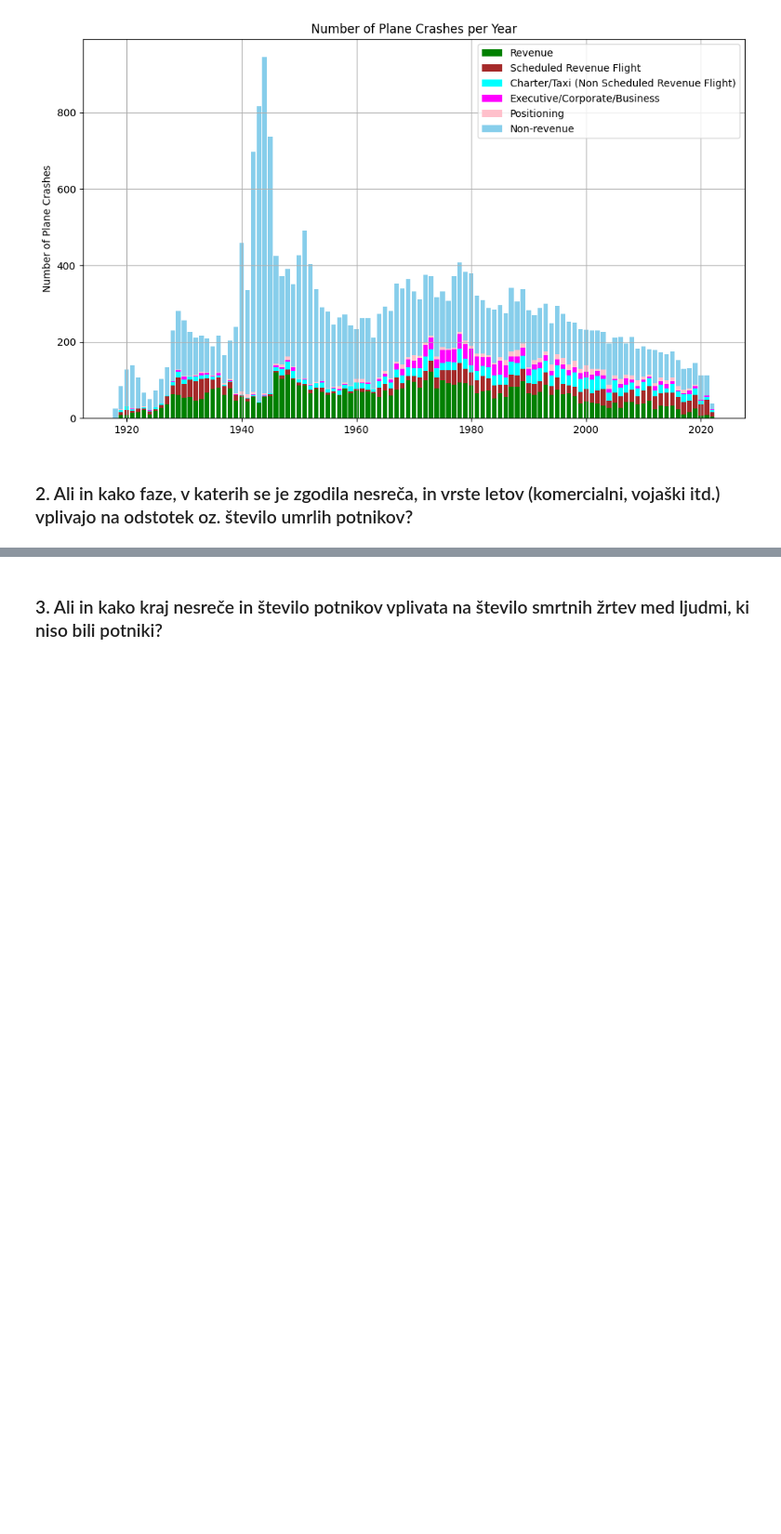
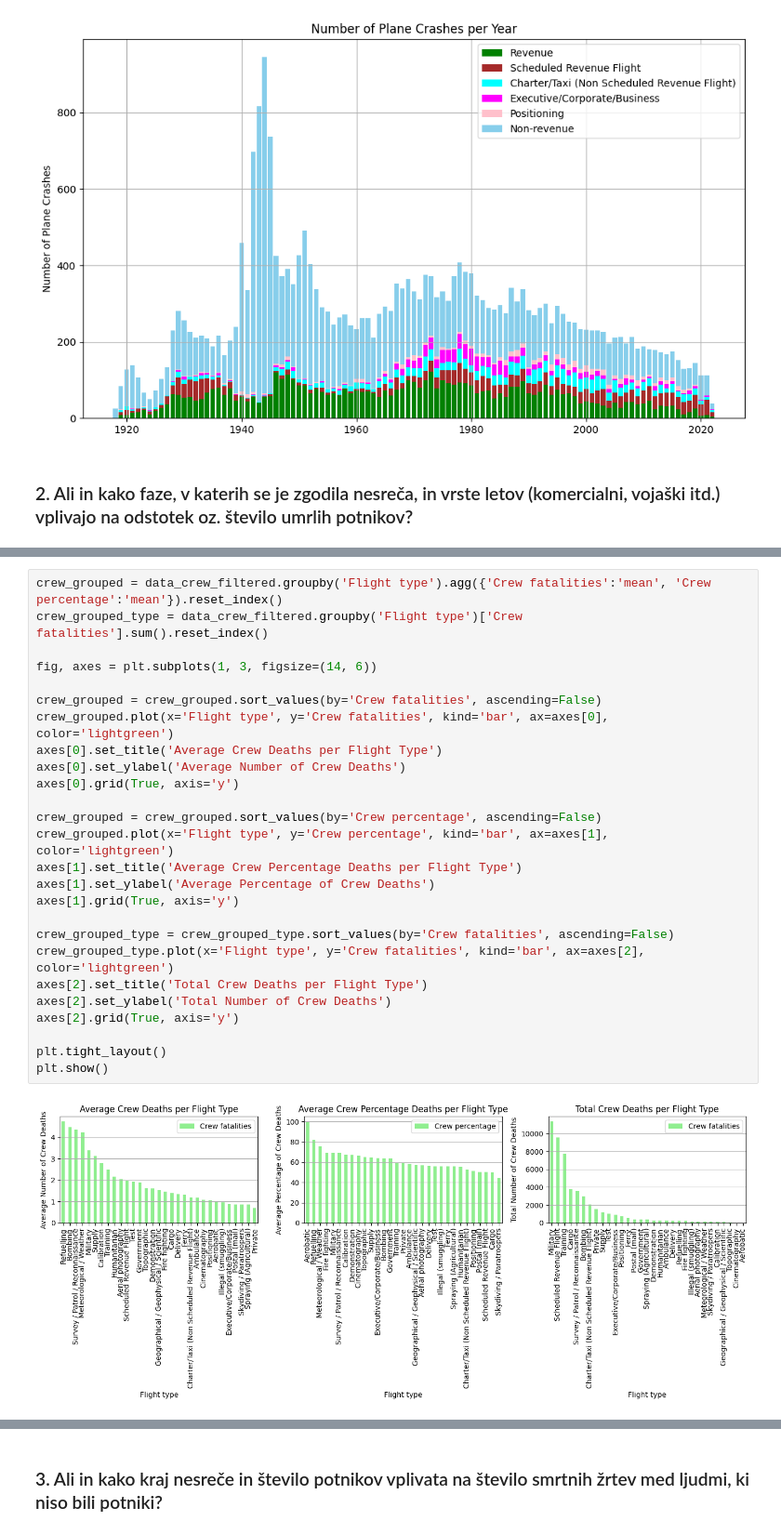
Before and after one commit to NikUlj/PR24NUJRSLSTKKM, a Jupyter notebook: PR24NUJRSLSTKKM.ipynb, the cells around one changed output, grey strips where cells are left out. Shown at 93% size. Cells and saved outputs as stored; diff of their text form; blank space fills up the shorter version.

```diff
--- a/PR24NUJRSLSTKKM.ipynb
+++ b/PR24NUJRSLSTKKM.ipynb
@@ -182,0 +223,28 @@ plt.show()
+# %%
+crew_grouped = data_crew_filtered.groupby('Flight type').agg({'Crew fatalities':'mean', 'Crew percentage':'mean'}).reset_index()
+crew_grouped_type = data_crew_filtered.groupby('Flight type')['Crew fatalities'].sum().reset_index()
+
+fig, axes = plt.subplots(1, 3, figsize=(14, 6))
+
+crew_grouped = crew_grouped.sort_values(by='Crew fatalities', ascending=False)
+crew_grouped.plot(x='Flight type', y='Crew fatalities', kind='bar', ax=axes[0], color='lightgreen')
+axes[0].set_title('Average Crew Deaths per Flight Type')
+axes[0].set_ylabel('Average Number of Crew Deaths')
+axes[0].grid(True, axis='y')
+
+crew_grouped = crew_grouped.sort_values(by='Crew percentage', ascending=False)
+crew_grouped.plot(x='Flight type', y='Crew percentage', kind='bar', ax=axes[1], color='lightgreen')
+axes[1].set_title('Average Crew Percentage Deaths per Flight Type')
+axes[1].set_ylabel('Average Percentage of Crew Deaths')
+axes[1].grid(True, axis='y')
+
+crew_grouped_type = crew_grouped_type.sort_values(by='Crew fatalities', ascending=False)
+crew_grouped_type.plot(x='Flight type', y='Crew fatalities', kind='bar', ax=axes[2], color='lightgreen')
+axes[2].set_title('Total Crew Deaths per Flight Type')
+axes[2].set_ylabel('Total Number of Crew Deaths')
+axes[2].grid(True, axis='y')
+
+plt.tight_layout()
+plt.show()
+# %% [output]
+[figure, added]
```
Also changed, not shown: parts of 5 cells of this notebook.
